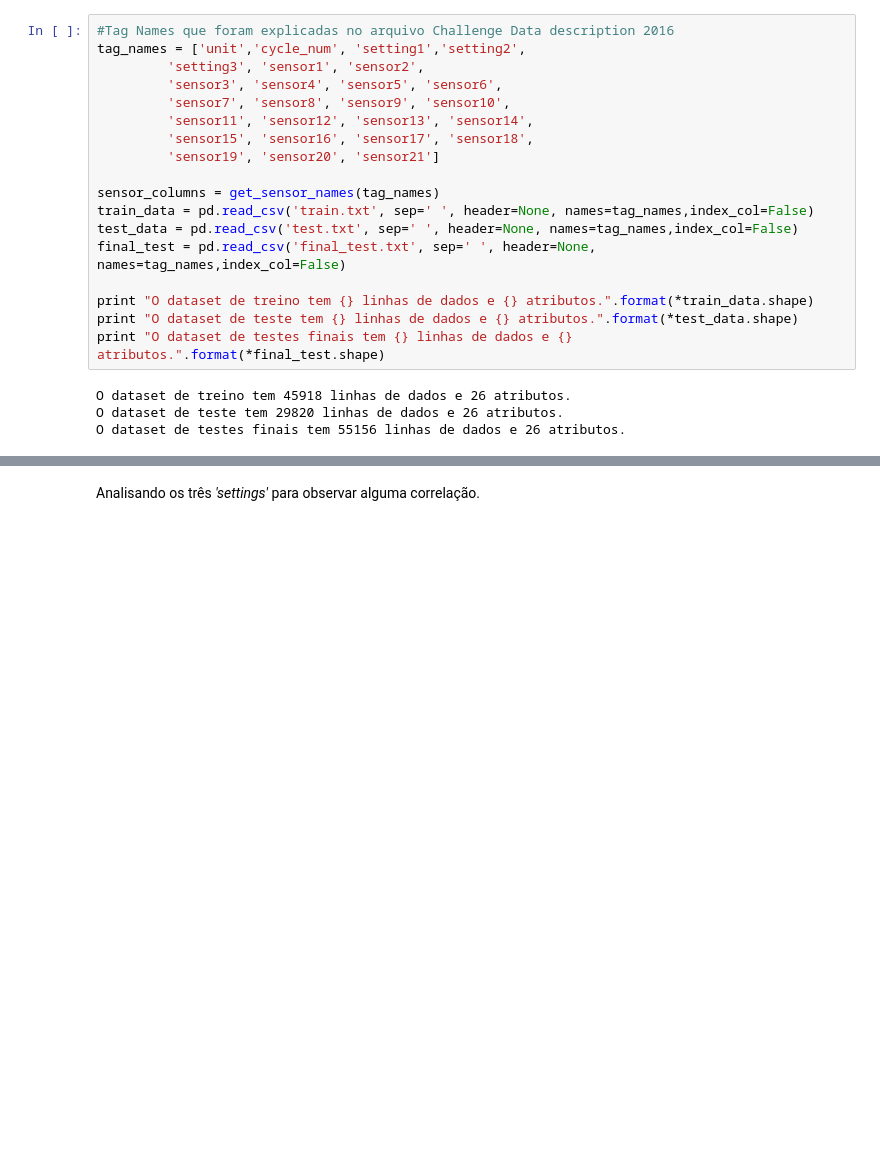
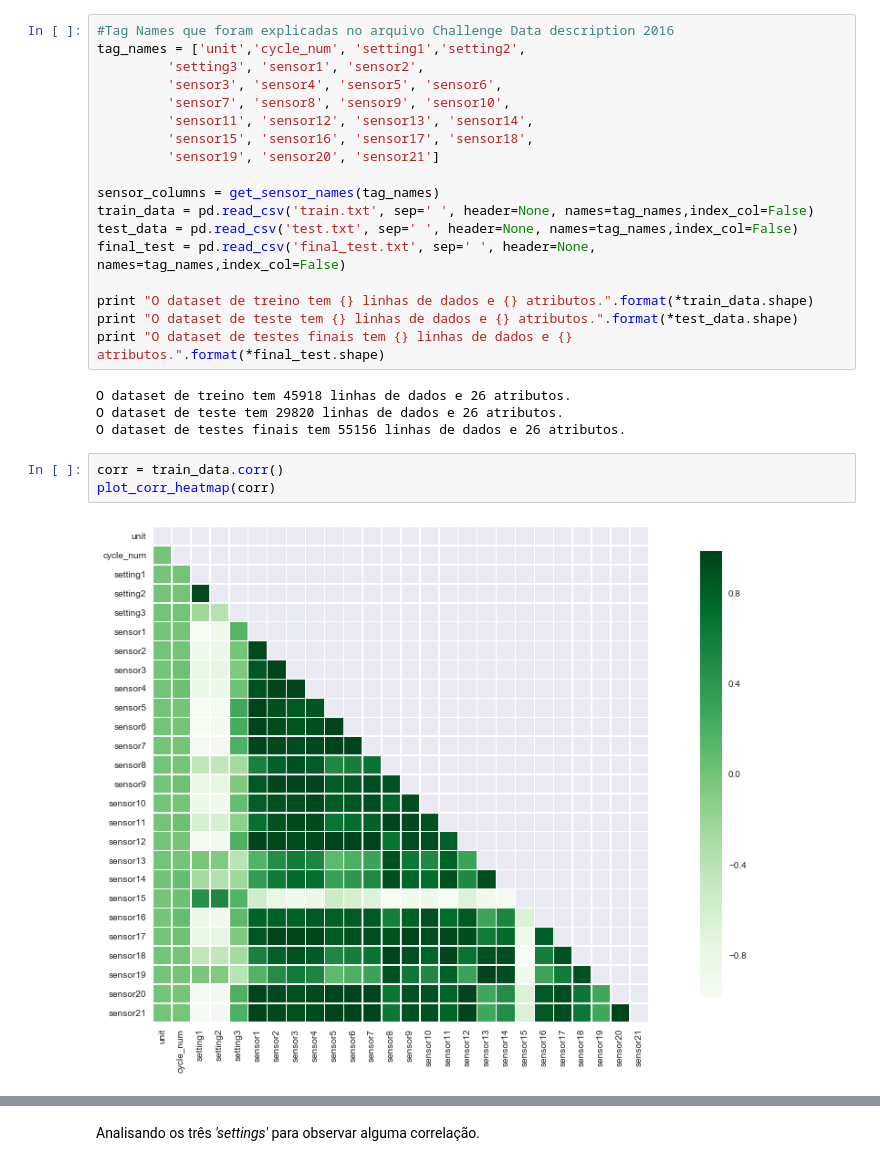
Before and after one commit to ThiagoGrabe/Nasa-Engine, a Jupyter notebook: Engine_NASA_Analise de dados.ipynb, the cells around one changed output, grey strips where cells are left out. Drawn from its saved outputs; the diff is of its cells as text; blank space fills up the shorter version.

```diff
--- a/Engine_NASA_Analise de dados.ipynb
+++ b/Engine_NASA_Analise de dados.ipynb
@@ -81,3 +78,8 @@ print "O dataset de testes finais tem {} linhas de dados e {} atributos.".format
 O dataset de treino tem 45918 linhas de dados e 26 atributos.
 O dataset de teste tem 29820 linhas de dados e 26 atributos.
 O dataset de testes finais tem 55156 linhas de dados e 26 atributos.
+# %%
+corr = train_data.corr()
+plot_corr_heatmap(corr)
+# %% [output]
+[figure, added]
```
Also changed, not shown: parts of 34 cells of this notebook.
